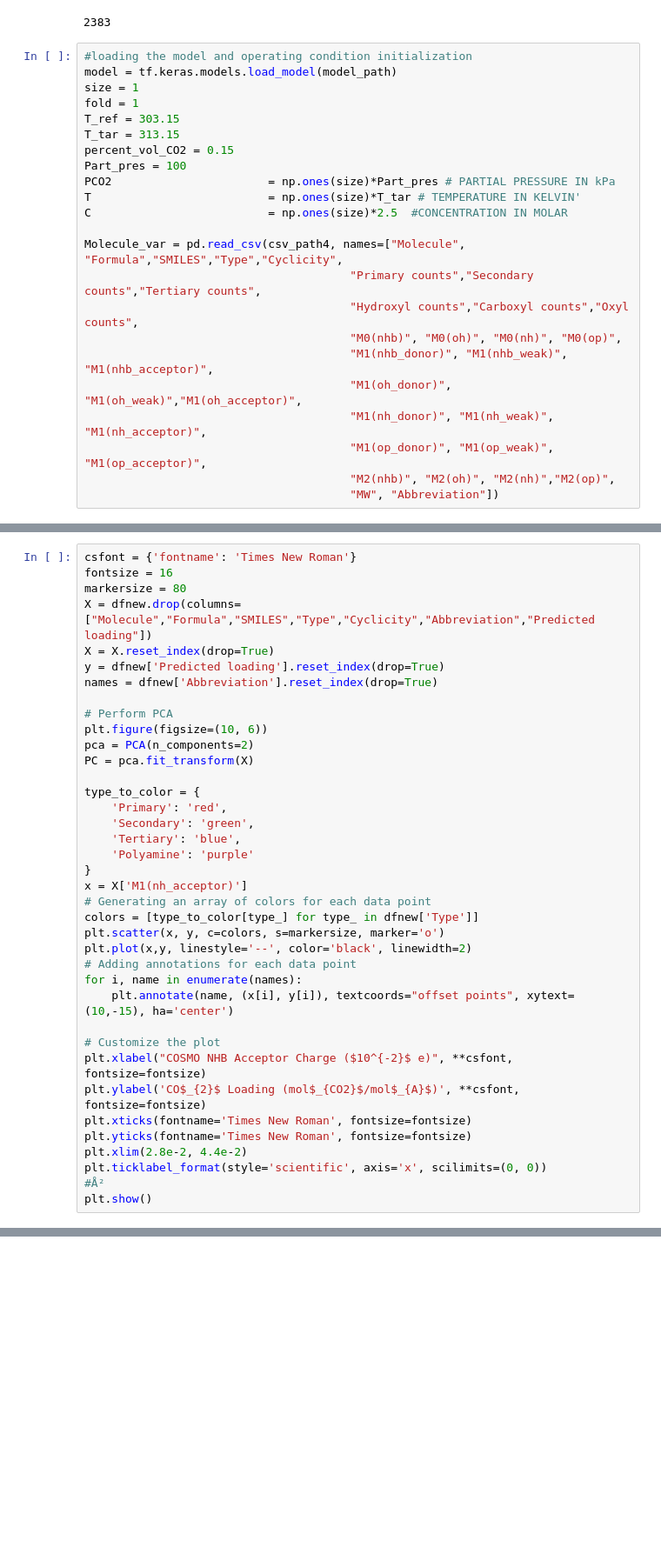
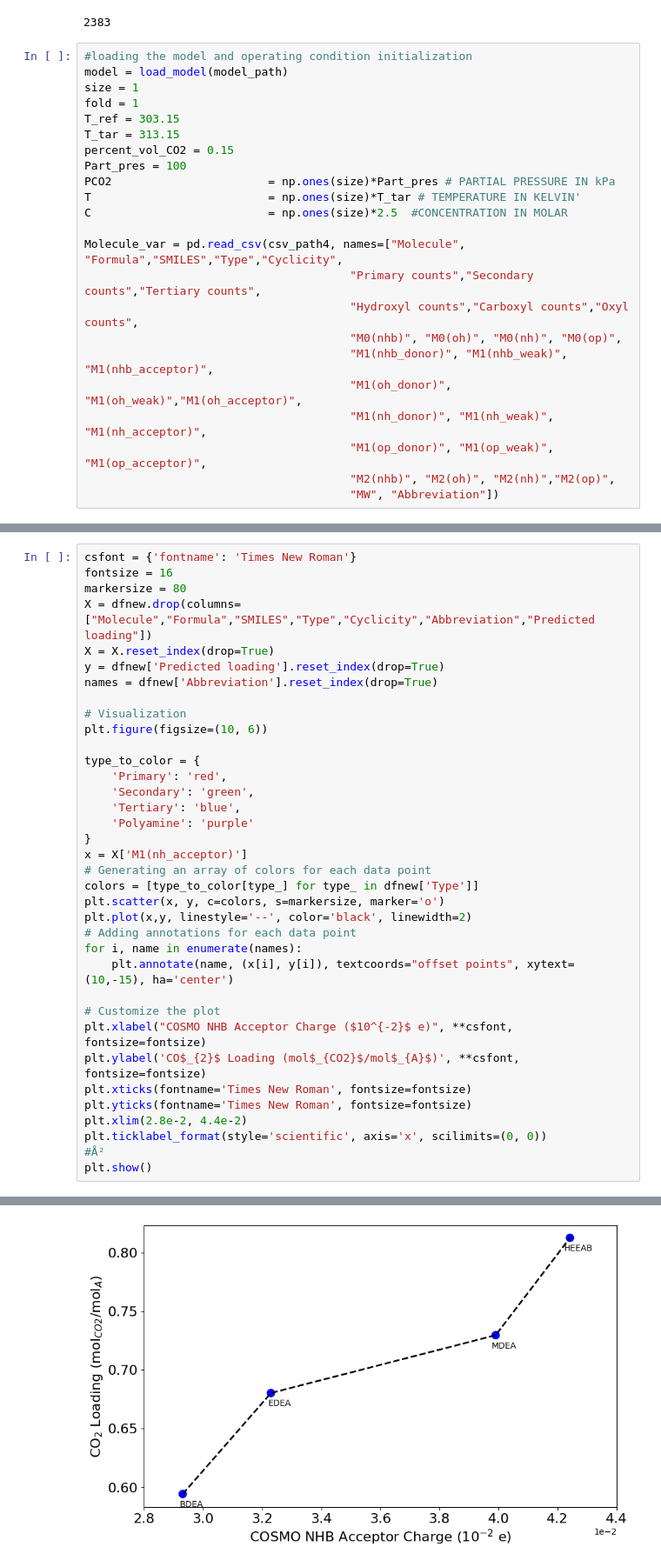
Before and after one commit to afriwahyudi/Supplementary, a Jupyter notebook: COSMO_ANN_Analysis.ipynb, the cells around one changed output, grey strips where cells are left out. Shown at 87% size. Cells and saved outputs as stored; diff of their text form; blank space fills up the shorter version.

```diff
--- a/COSMO_ANN_Analysis.ipynb
+++ b/COSMO_ANN_Analysis.ipynb
@@ -156,7 +172,7 @@ len(X_train)
 2383
 # %%
 #loading the model and operating condition initialization
-model = tf.keras.models.load_model(model_path)
+model = load_model(model_path)
 size = 1
 fold = 1
 T_ref = 303.15
@@ -251,10 +274,8 @@ X = X.reset_index(drop=True)
 y = dfnew['Predicted loading'].reset_index(drop=True)
 names = dfnew['Abbreviation'].reset_index(drop=True)
 
-# Perform PCA
+# Visualization
 plt.figure(figsize=(10, 6))
-pca = PCA(n_components=2)
-PC = pca.fit_transform(X)
 
 type_to_color = {
     'Primary': 'red',
@@ -280,3 +301,4 @@ plt.xlim(2.8e-2, 4.4e-2)
 plt.ticklabel_format(style='scientific', axis='x', scilimits=(0, 0))
 #Å²
 plt.show()
+# %% [output]
@@ -283,2 +322,3 @@ plt.show()
+[figure, added]
 # %%
 #Generating molecule picture
```
Also changed, not shown: parts of 5 cells of this notebook.
